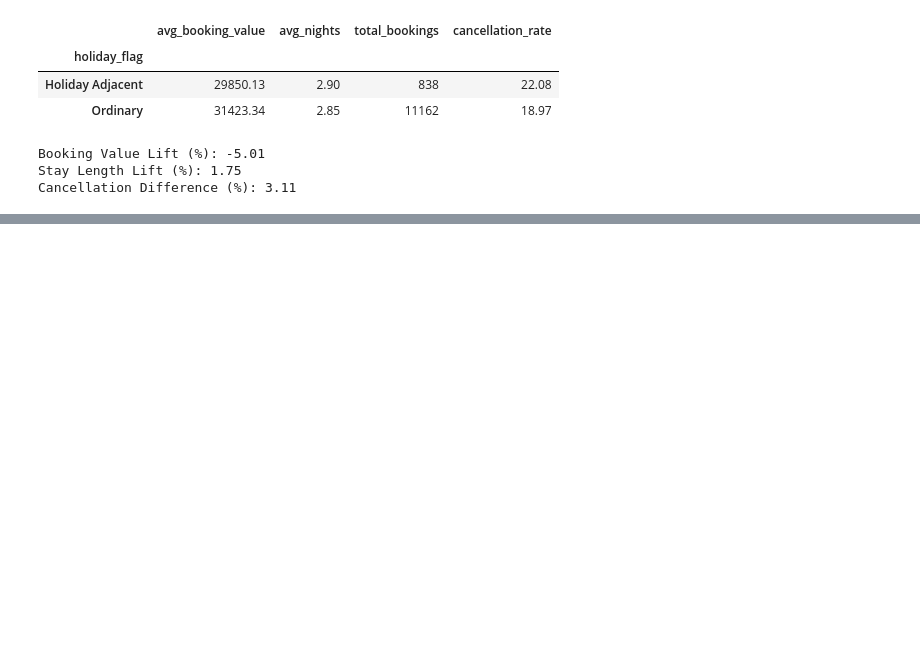
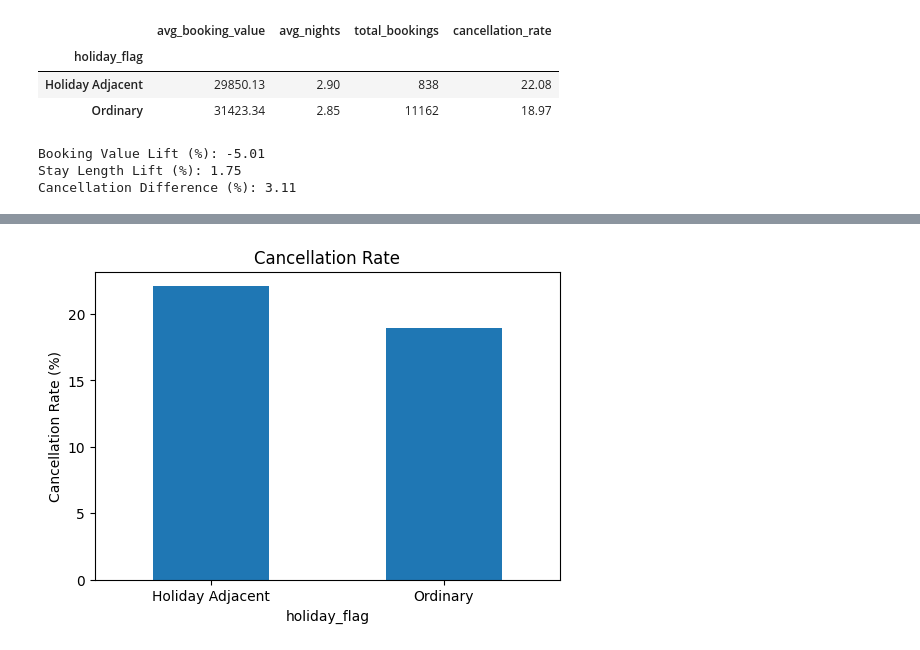
Before and after one commit to sasya025/Travclan_Section4, a Jupyter notebook: mini_project.ipynb, the cells around one changed output, grey strips where cells are left out. Cells and saved outputs as stored; diff of their text form; code cells hidden in the pictures; blank space fills up the shorter version.

```diff
--- a/mini_project.ipynb
+++ b/mini_project.ipynb
@@ -222,0 +260,16 @@ Cancellation Difference (%): 3.11
+# %%
+summary['cancellation_rate'].plot(
+    kind='bar',
+    figsize=(6,4)
+)
+
+plt.title(
+    'Cancellation Rate'
+)
+
+plt.ylabel('Cancellation Rate (%)')
+plt.xticks(rotation=0)
+
+plt.show()
+# %% [output]
+[figure, added]
```
Also changed, not shown: parts of 2 cells of this notebook.
